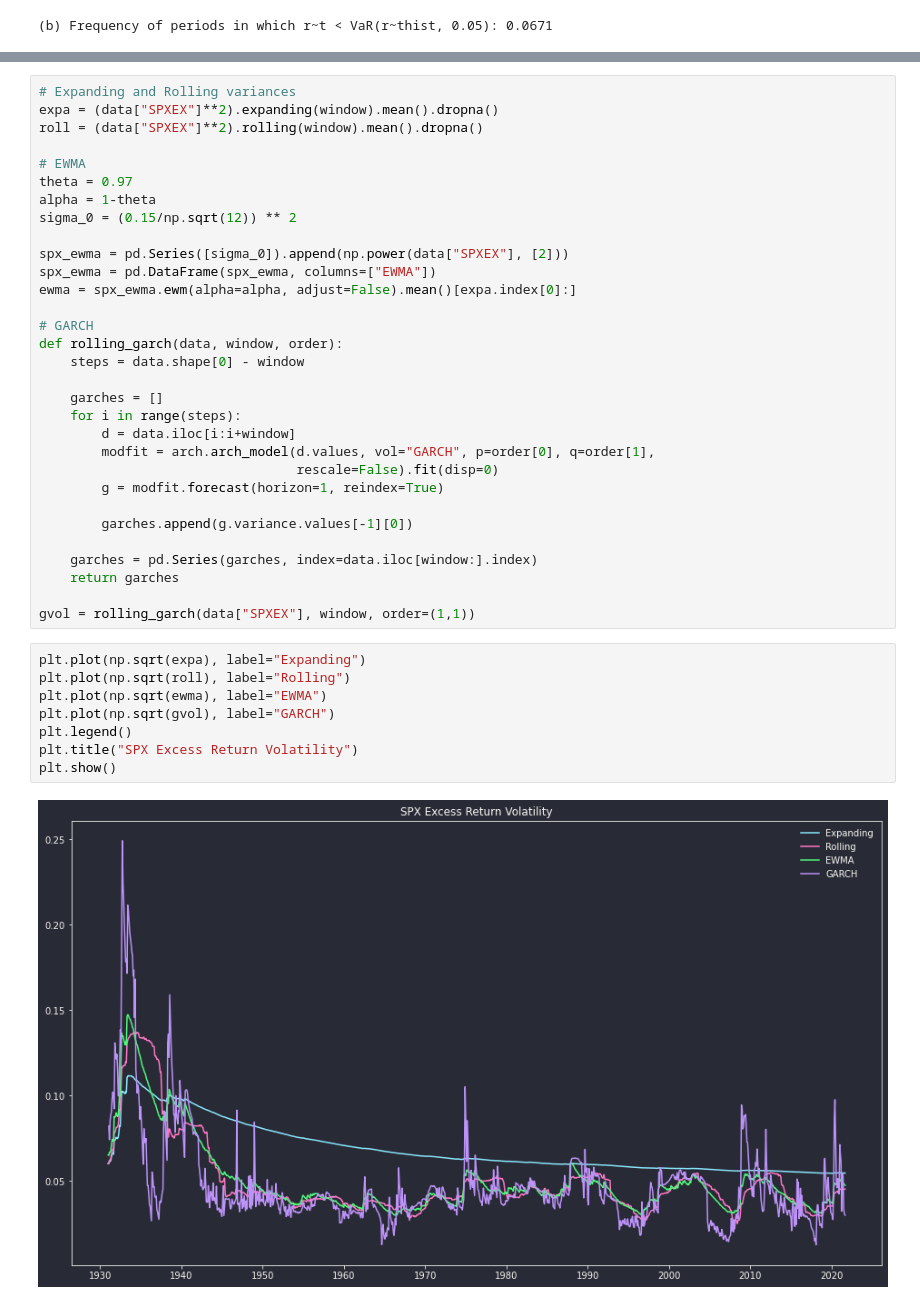
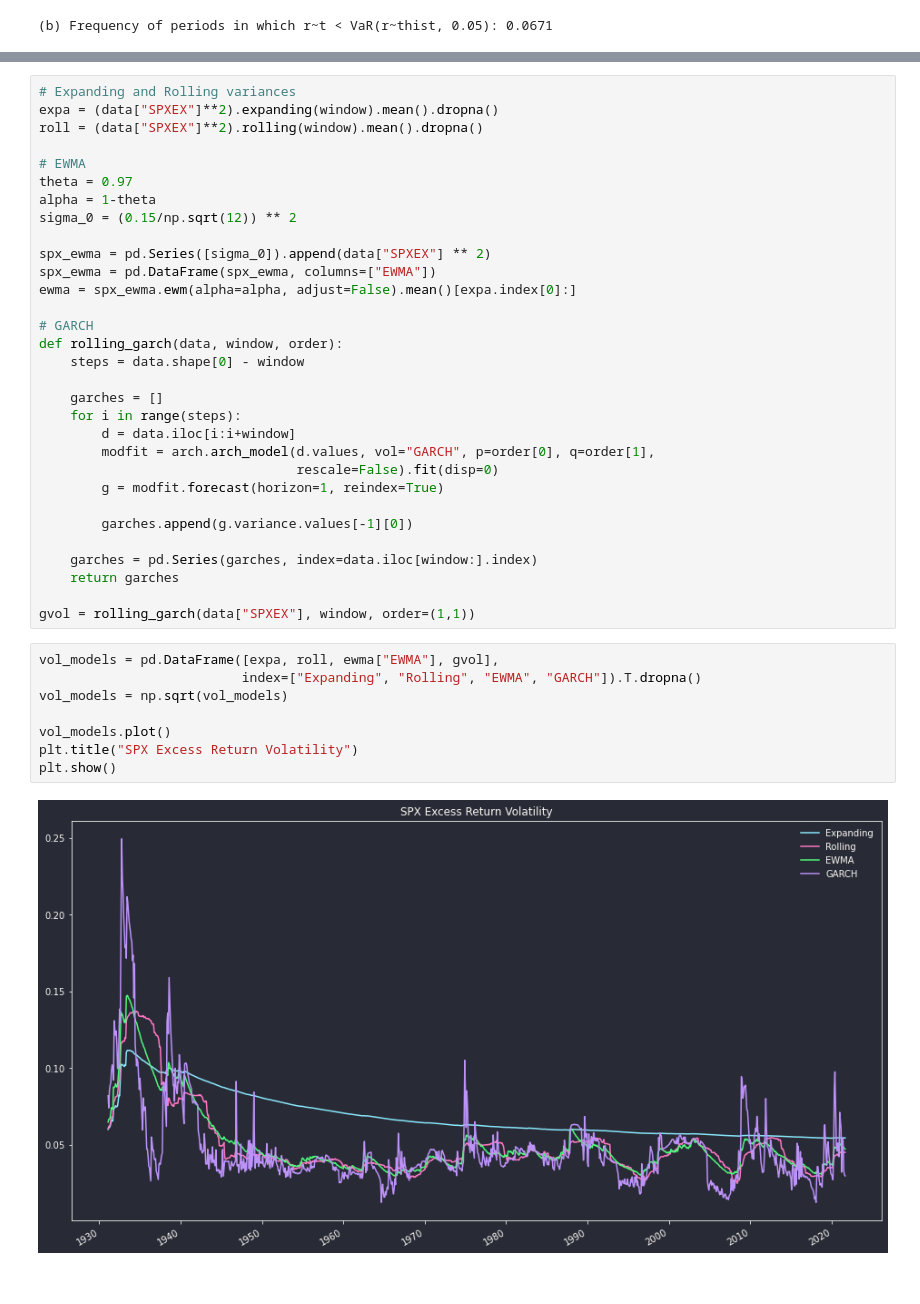
Before and after one commit to philipwlee/portrisk, a Jupyter notebook: hw3/hw3.ipynb, the cells around one changed output, grey strips where cells are left out. Saved outputs shown, nothing was run; the diff lists cells and outputs as text.

```diff
--- a/hw3/hw3.ipynb
+++ b/hw3/hw3.ipynb
@@ -308,7 +312,7 @@ theta = 0.97
 alpha = 1-theta
 sigma_0 = (0.15/np.sqrt(12)) ** 2
 
-spx_ewma = pd.Series([sigma_0]).append(np.power(data["SPXEX"], [2]))
+spx_ewma = pd.Series([sigma_0]).append(data["SPXEX"] ** 2)
 spx_ewma = pd.DataFrame(spx_ewma, columns=["EWMA"])
 ewma = spx_ewma.ewm(alpha=alpha, adjust=False).mean()[expa.index[0]:]
 
@@ -330,12 +334,12 @@ def rolling_garch(data, window, order):
 
 gvol = rolling_garch(data["SPXEX"], window, order=(1,1))
 # %%
-plt.plot(np.sqrt(expa), label="Expanding")
-plt.plot(np.sqrt(roll), label="Rolling")
-plt.plot(np.sqrt(ewma), label="EWMA")
-plt.plot(np.sqrt(gvol), label="GARCH")
-plt.legend()
+vol_models = pd.DataFrame([expa, roll, ewma["EWMA"], gvol],
+                          index=["Expanding", "Rolling", "EWMA", "GARCH"]).T.dropna()
+vol_models = np.sqrt(vol_models)
+
+vol_models.plot()
 plt.title("SPX Excess Return Volatility")
 plt.show()
 # %% [output]
-[figure, old version]
+[figure, new version]
```
Also changed, not shown: parts of 8 cells of this notebook.
